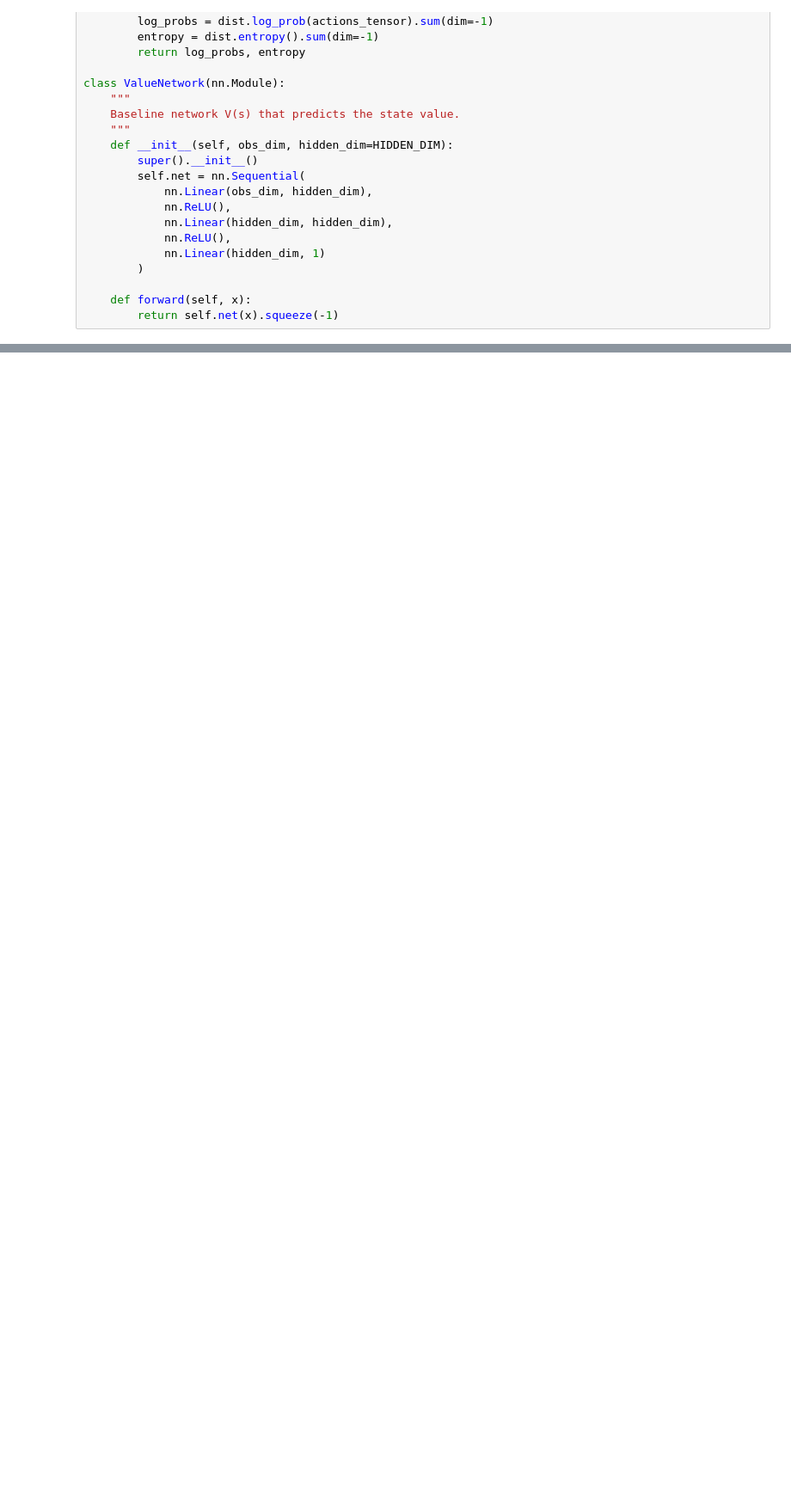
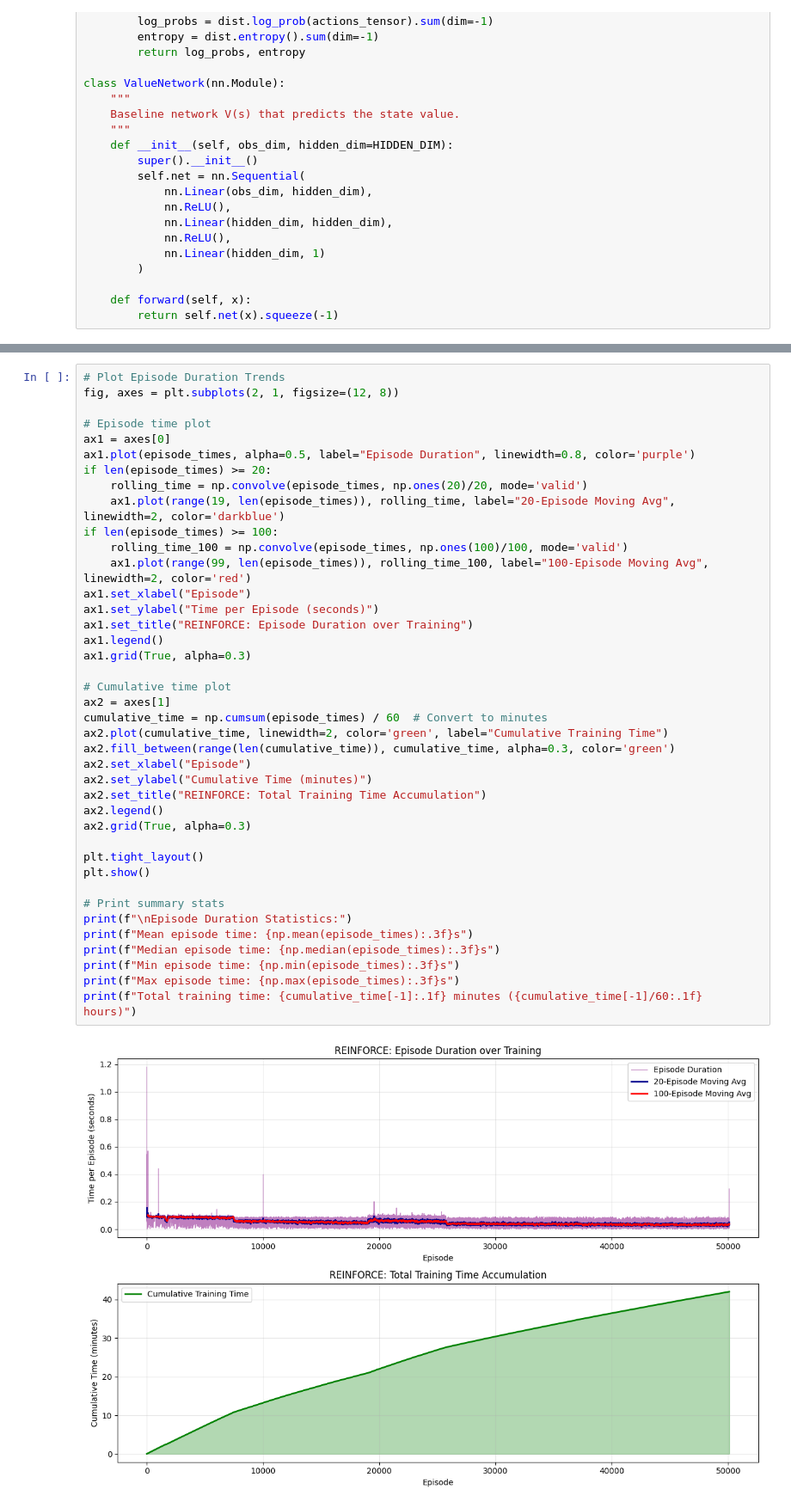
Before and after one commit to GuestAGuy/CS5180_RL_Project_Fetch, a Jupyter notebook: REINFORCE.ipynb, the cells around one changed output, grey strips where cells are left out. Shown at 86% size. Cells and saved outputs as stored; diff of their text form; blank space fills up the shorter version.

```diff
--- a/REINFORCE.ipynb
+++ b/REINFORCE.ipynb
@@ -372,0 +450,42 @@ plot_rewards(rewards, title="REINFORCE with Baseline on FetchReach-v4")
+# %%
+# Plot Episode Duration Trends
+fig, axes = plt.subplots(2, 1, figsize=(12, 8))
+
+# Episode time plot
+ax1 = axes[0]
+ax1.plot(episode_times, alpha=0.5, label="Episode Duration", linewidth=0.8, color='purple')
+if len(episode_times) >= 20:
+    rolling_time = np.convolve(episode_times, np.ones(20)/20, mode='valid')
+    ax1.plot(range(19, len(episode_times)), rolling_time, label="20-Episode Moving Avg", linewidth=2, color='darkblue')
+if len(episode_times) >= 100:
+    rolling_time_100 = np.convolve(episode_times, np.ones(100)/100, mode='valid')
+    ax1.plot(range(99, len(episode_times)), rolling_time_100, label="100-Episode Moving Avg", linewidth=2, color='red')
+ax1.set_xlabel("Episode")
+ax1.set_ylabel("Time per Episode (seconds)")
+ax1.set_title("REINFORCE: Episode Duration over Training")
+ax1.legend()
+ax1.grid(True, alpha=0.3)
+
+# Cumulative time plot
+ax2 = axes[1]
+cumulative_time = np.cumsum(episode_times) / 60  # Convert to minutes
+ax2.plot(cumulative_time, linewidth=2, color='green', label="Cumulative Training Time")
+ax2.fill_between(range(len(cumulative_time)), cumulative_time, alpha=0.3, color='green')
+ax2.set_xlabel("Episode")
+ax2.set_ylabel("Cumulative Time (minutes)")
+ax2.set_title("REINFORCE: Total Training Time Accumulation")
+ax2.legend()
+ax2.grid(True, alpha=0.3)
+
+plt.tight_layout()
+plt.show()
+
+# Print summary stats
+print(f"\nEpisode Duration Statistics:")
+print(f"Mean episode time: {np.mean(episode_times):.3f}s")
+print(f"Median episode time: {np.median(episode_times):.3f}s")
+print(f"Min episode time: {np.min(episode_times):.3f}s")
+print(f"Max episode time: {np.max(episode_times):.3f}s")
+print(f"Total training time: {cumulative_time[-1]:.1f} minutes ({cumulative_time[-1]/60:.1f} hours)")
+# %% [output]
+[figure, added]
```
Also changed, not shown: parts of 10 cells of this notebook.
